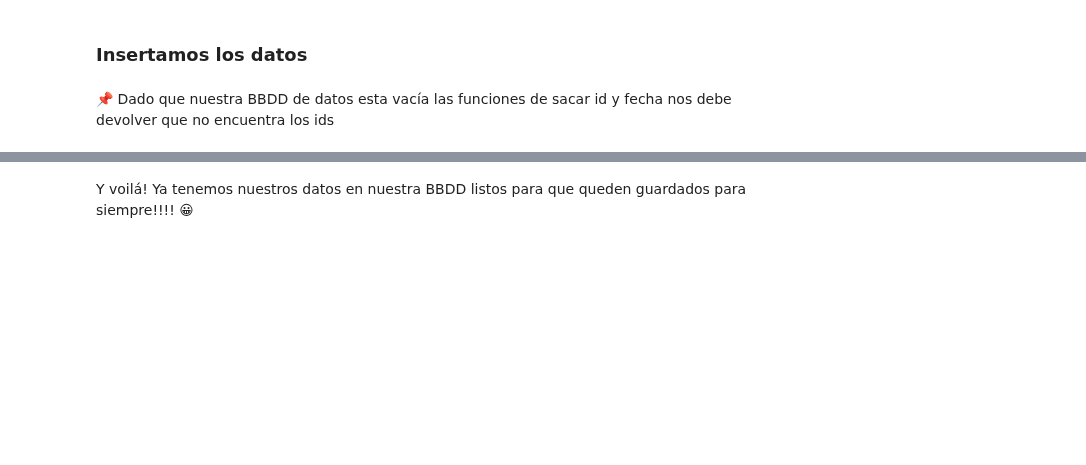
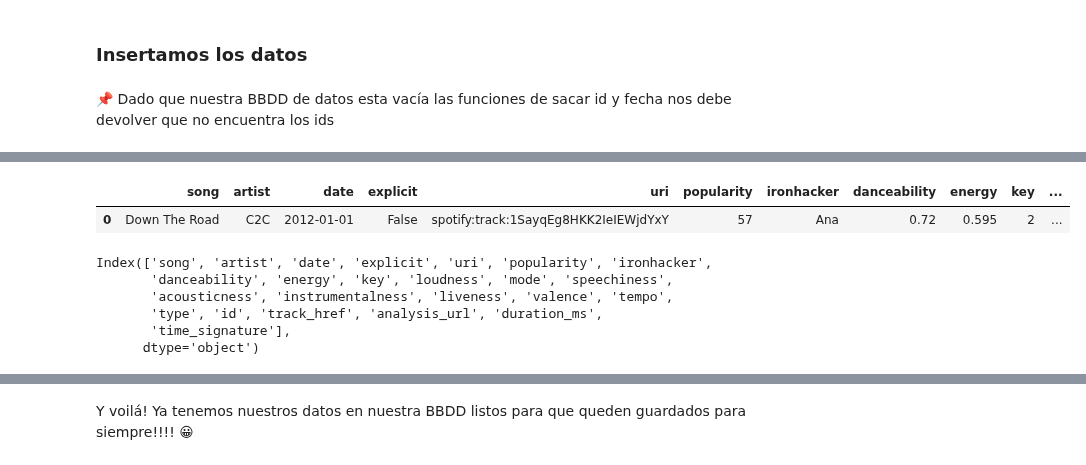
Before and after one commit to Ironhack-Part-Time-Enero2022/apuntes-clases, a Jupyter notebook: semana-12/12.2.Data-To-SQL.ipynb, the cells around one changed output, grey strips where cells are left out. Drawn from its saved outputs; the diff is of its cells as text; code cells hidden in the pictures; blank space fills up the shorter version.

```diff
--- a/semana-12/12.2.Data-To-SQL.ipynb
+++ b/semana-12/12.2.Data-To-SQL.ipynb
@@ -259,0 +272,14 @@ for indice, fila in df.iterrows():
+# %%
+df.head(1)
+# %% [output]
+|  | song | artist | date | explicit | uri | popularity | ironhacker | danceability | energy | key | ... |
+| 0 | Down The Road | C2C | 2012-01-01 | False | spotify:track:1SayqEg8HKK2IeIEWjdYxY | 57 | Ana | 0.72 | 0.595 | 2 | ... |
+# %%
+df.columns
+# %% [output]
+Index(['song', 'artist', 'date', 'explicit', 'uri', 'popularity', 'ironhacker',
+       'danceability', 'energy', 'key', 'loudness', 'mode', 'speechiness',
+       'acousticness', 'instrumentalness', 'liveness', 'valence', 'tempo',
+       'type', 'id', 'track_href', 'analysis_url', 'duration_ms',
+       'time_signature'],
+      dtype='object')
```
Also changed, not shown: parts of 26 cells of this notebook.
